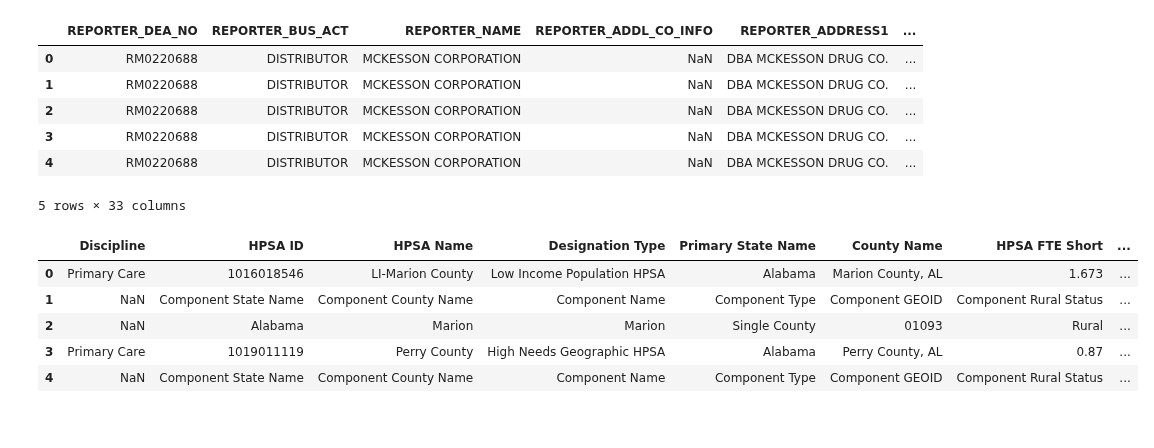
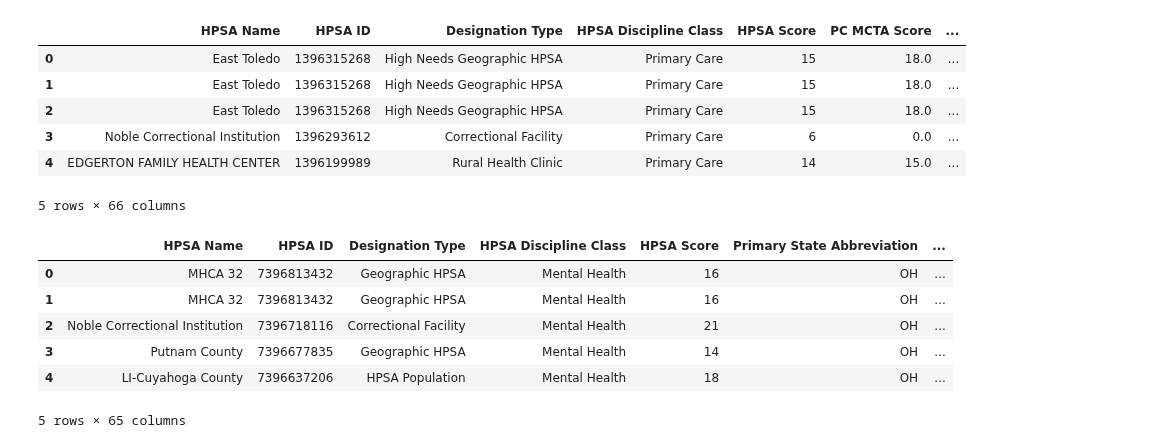
Before and after one commit to harte3/JAG-Hackathon-Team2, a Jupyter notebook: starter-code.ipynb, the cells around one changed output. Cells and saved outputs as stored; diff of their text form; code cells hidden in the pictures.

Commit message:
added more data and functions

```diff
--- a/starter-code.ipynb
+++ b/starter-code.ipynb
@@ -7,19 +3,40 @@ df_hpsa = pd.read_excel("data/Hpsa_Find_Export.xlsx", skiprows=[0,1,2])
+# %%
+# df_arcos = pd.read_csv('data/arcos_all_washpost.tsv', delimiter='\t', nrows=1000000)
+
+# Load dataset for all Primary Care HPSA destinations with one record per facility
+df_hpsa_pc = pd.read_csv("data/BCD_HPSA_FCT_DET_PC.csv")
+
+# Load dataset for all Mental Health HPSA destinations with one record per facility
+df_hpsa_mh = pd.read_csv('data/BCD_HPSA_FCT_DET_MH.csv')
+
+# Load metadata for all columns - column descriptions
+df_metadata = pd.read_excel('data/HPSA_DATAMART_METADATA.XLSX')
+
+# Load dataset for medically underserved areas
+df_mua = pd.read_csv('data/MUA_DET.csv')
+
+# Load dataset for autoscoring - mental health
+df_autoscoring_mh = pd.read_csv('data/SDMS_AUTO_HPSA_SITE_MH.csv')
+
+# Load dataset for autoscoring - primary care
+df_autoscoring_pc = pd.read_csv('data/SDMS_AUTO_HPSA_SITE_PC.csv')
 # %%
-df_arcos.head()
+df_hpsa_pc.head()
 # %% [output]
-|  | REPORTER_DEA_NO | REPORTER_BUS_ACT | REPORTER_NAME | REPORTER_ADDL_CO_INFO | REPORTER_ADDRESS1 | ... |
-| 0 | RM0220688 | DISTRIBUTOR | MCKESSON CORPORATION | NaN | DBA MCKESSON DRUG CO. | ... |
-| 1 | RM0220688 | DISTRIBUTOR | MCKESSON CORPORATION | NaN | DBA MCKESSON DRUG CO. | ... |
-| 2 | RM0220688 | DISTRIBUTOR | MCKESSON CORPORATION | NaN | DBA MCKESSON DRUG CO. | ... |
-| 3 | RM0220688 | DISTRIBUTOR | MCKESSON CORPORATION | NaN | DBA MCKESSON DRUG CO. | ... |
-| 4 | RM0220688 | DISTRIBUTOR | MCKESSON CORPORATION | NaN | DBA MCKESSON DRUG CO. | ... |
+|  | HPSA Name | HPSA ID | Designation Type | HPSA Discipline Class | HPSA Score | PC MCTA Score | ... |
+| 0 | East Toledo | 1396315268 | High Needs Geographic HPSA | Primary Care | 15 | 18.0 | ... |
+| 1 | East Toledo | 1396315268 | High Needs Geographic HPSA | Primary Care | 15 | 18.0 | ... |
+| 2 | East Toledo | 1396315268 | High Needs Geographic HPSA | Primary Care | 15 | 18.0 | ... |
+| 3 | Noble Correctional Institution | 1396293612 | Correctional Facility | Primary Care | 6 | 0.0 | ... |
+| 4 | EDGERTON FAMILY HEALTH CENTER | 1396199989 | Rural Health Clinic | Primary Care | 14 | 15.0 | ... |
-5 rows × 33 columns
+5 rows × 66 columns
 # %%
-df_hpsa.head()
+df_hpsa_mh.head()
 # %% [output]
-|  | Discipline | HPSA ID | HPSA Name | Designation Type | Primary State Name | County Name | HPSA FTE Short | ... |
-| 0 | Primary Care | 1016018546 | LI-Marion County | Low Income Population HPSA | Alabama | Marion County, AL | 1.673 | ... |
-| 1 | NaN | Component State Name | Component County Name | Component Name | Component Type | Component GEOID | Component Rural Status | ... |
-| 2 | NaN | Alabama | Marion | Marion | Single County | 01093 | Rural | ... |
-| 3 | Primary Care | 1019011119 | Perry County | High Needs Geographic HPSA | Alabama | Perry County, AL | 0.87 | ... |
-| 4 | NaN | Component State Name | Component County Name | Component Name | Component Type | Component GEOID | Component Rural Status | ... |
+|  | HPSA Name | HPSA ID | Designation Type | HPSA Discipline Class | HPSA Score | Primary State Abbreviation | ... |
+| 0 | MHCA 32 | 7396813432 | Geographic HPSA | Mental Health | 16 | OH | ... |
+| 1 | MHCA 32 | 7396813432 | Geographic HPSA | Mental Health | 16 | OH | ... |
+| 2 | Noble Correctional Institution | 7396718116 | Correctional Facility | Mental Health | 21 | OH | ... |
+| 3 | Putnam County | 7396677835 | Geographic HPSA | Mental Health | 14 | OH | ... |
+| 4 | LI-Cuyahoga County | 7396637206 | HPSA Population | Mental Health | 18 | OH | ... |
+5 rows × 65 columns
```
Also changed, not shown: parts of 10 cells of this notebook, 11 other files.
